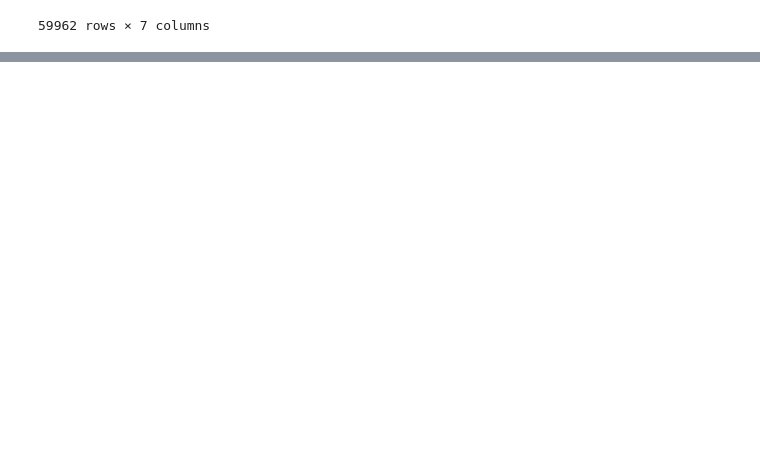
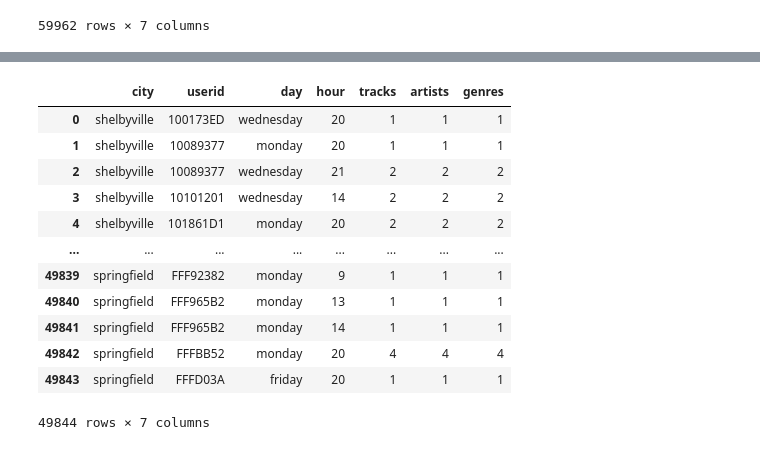
Before and after one commit to LuisPastranaLemus/P_20250423_Music_activity_analysis, a Jupyter notebook: notebooks/02_feature_engineering.ipynb, the cells around one changed output, grey strips where cells are left out. Cells and saved outputs as stored; diff of their text form; code cells hidden in the pictures; blank space fills up the shorter version.

```diff
--- a/notebooks/02_feature_engineering.ipynb
+++ b/notebooks/02_feature_engineering.ipynb
@@ -107,0 +151,19 @@ df_music_clean
+# %%
+# Get Location and datetime segmentation
+df_music_loc_dt = df_music_featured.groupby(['city', 'userid', 'day', 'hour'], observed=True).agg(tracks=('track', 'nunique'), artists=('artist', 'nunique'), genres=('genre', 'nunique'))
+df_music_loc_dt = df_music_loc_dt.reset_index()
+df_music_loc_dt
+# %% [output]
+|  | city | userid | day | hour | tracks | artists | genres |
+| 0 | shelbyville | 100173ED | wednesday | 20 | 1 | 1 | 1 |
+| 1 | shelbyville | 10089377 | monday | 20 | 1 | 1 | 1 |
+| 2 | shelbyville | 10089377 | wednesday | 21 | 2 | 2 | 2 |
+| 3 | shelbyville | 10101201 | wednesday | 14 | 2 | 2 | 2 |
+| 4 | shelbyville | 101861D1 | monday | 20 | 2 | 2 | 2 |
+| ... | ... | ... | ... | ... | ... | ... | ... |
+| 49839 | springfield | FFF92382 | monday | 9 | 1 | 1 | 1 |
+| 49840 | springfield | FFF965B2 | monday | 13 | 1 | 1 | 1 |
+| 49841 | springfield | FFF965B2 | monday | 14 | 1 | 1 | 1 |
+| 49842 | springfield | FFFBB52 | monday | 20 | 4 | 4 | 4 |
+| 49843 | springfield | FFFD03A | friday | 20 | 1 | 1 | 1 |
+49844 rows × 7 columns
```
Also changed, not shown: parts of 10 cells of this notebook, 12 other files.
